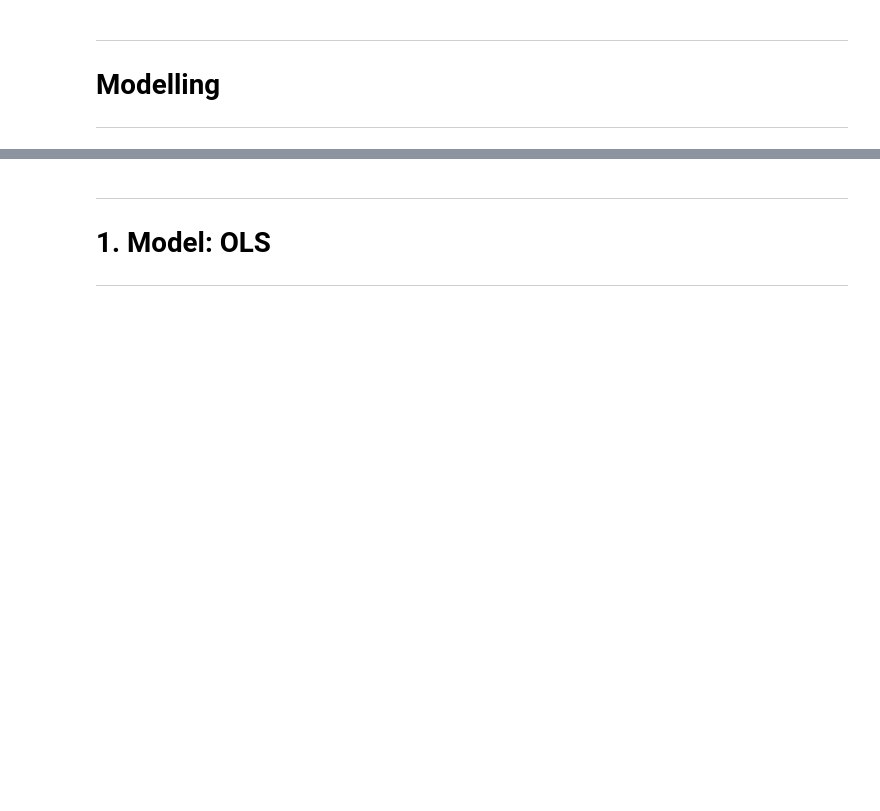
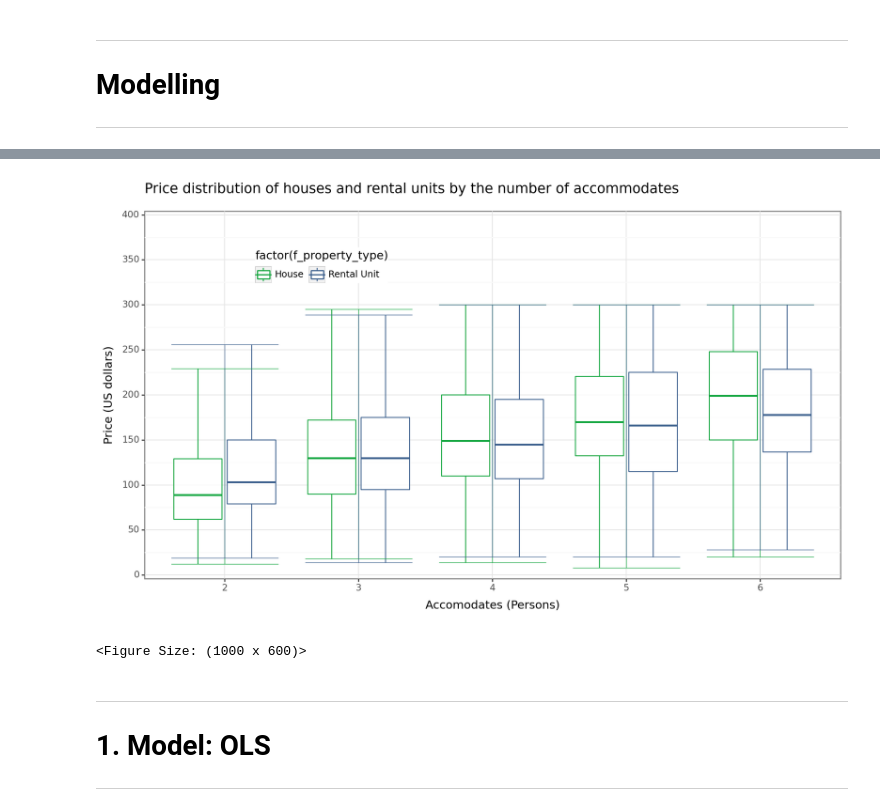
Before and after one commit to zsofiarebeka/DA3_Assignment-2, a Jupyter notebook: DA3_Assignment-2.ipynb, the cells around one changed output, grey strips where cells are left out. Saved outputs shown, nothing was run; the diff lists cells and outputs as text; code cells hidden in the pictures; blank space fills up the shorter version.

```diff
--- a/DA3_Assignment-2.ipynb
+++ b/DA3_Assignment-2.ipynb
@@ -467,25 +661,28 @@ data.f_room_type.value_counts()
 # %%
 # Looking at the prices based on the number of accommodates
 (
     ggplot(
         data,
         aes(
             x="factor(n_accommodates)",
             y="usd_price_day",
             color="factor(f_property_type)",
         ),
 
     )
     + geom_boxplot(alpha=0.8, na_rm=True, outlier_shape="", width=0.8, stat="boxplot")
     + stat_boxplot(geom="errorbar", width=0.8, size=0.3, na_rm=True)
     + scale_color_manual(name="", values=(color[1], color[0]))
     + scale_fill_manual(name="", values=(color[1], color[0]))
     + labs(x="Accomodates (Persons)", y="Price (US dollars)",
           title = "Price distribution of houses and rental units by the number of accommodates")
     + scale_y_continuous(expand=(0.01, 0.01), limits=(0, 400), breaks=seq(0, 401, 50))
     + theme_bw()
-    + theme(legend_position=(0.3, 0.8))
+    + theme(legend_position=(0.3, 0.8), figure_size=(10, 6))
 )
+# %% [output]
+[figure, added]
+<Figure Size: (1000 x 600)>
 # %% [markdown]
 __________________________________________________________________
 # 1. Model: OLS
```
Also changed, not shown: parts of 76 cells of this notebook.
